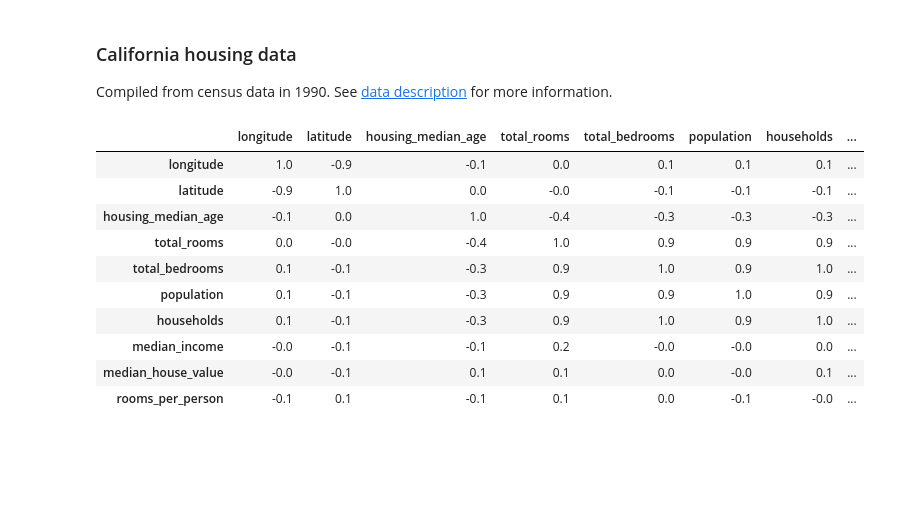
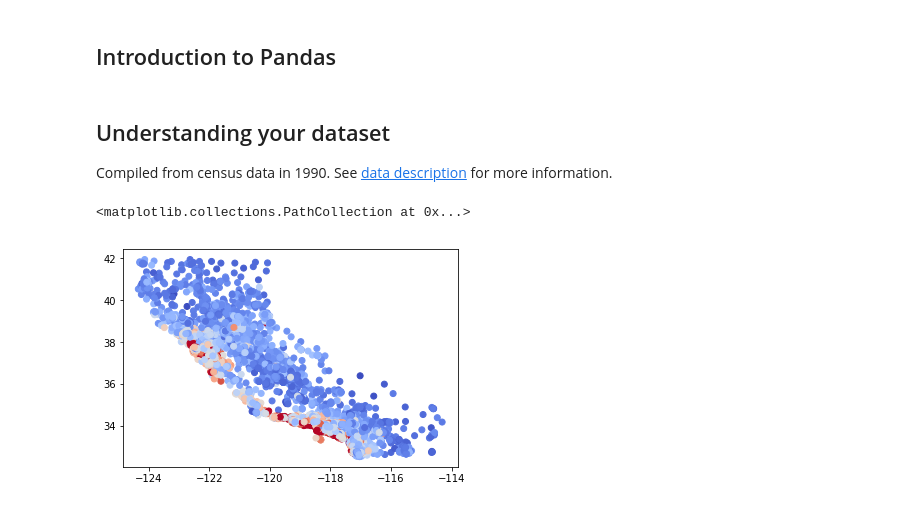
Before and after one commit to jbscoggi/teaching, a Jupyter notebook: Polytechnique/CSE204/Lab9_answers.ipynb, the cells around one changed output. Cells and saved outputs as stored; diff of their text form; code cells hidden in the pictures; blank space fills up the shorter version.

```diff
--- a/Polytechnique/CSE204/Lab9_answers.ipynb
+++ b/Polytechnique/CSE204/Lab9_answers.ipynb
@@ -0,0 +9,2 @@
+# %% [markdown]
+## Introduction to Pandas
@@ -1,41 +24,34 @@
 # %% [markdown]
-### California housing data
+## Understanding your dataset
 
 Compiled from census data in 1990.  See [data description](https://developers.google.com/machine-learning/crash-course/california-housing-data-description) for more information.
 # %%
-from __future__ import print_function
-import pandas as pd
-import numpy as np
-import matplotlib.pyplot as plt
-
-pd.options.display.max_rows = 10
-pd.options.display.float_format = '{:.1f}'.format
-
+# Get the housing data
 housing_data = pd.read_csv(
     "https://download.mlcc.google.com/mledu-datasets/california_housing_train.csv", sep=",")
 
 # Reindex and scale median house value
 housing_data = housing_data.reindex(
     np.random.permutation(housing_data.index))
-housing_data["median_house_value"] /= 1000.0
-#housing_data
-
-#housing_data.describe()
-
-#plt.plot(housing_data['median_income'], housing_data['median_house_value'], 'k.')
-
-# Adding synthetic data
-housing_data["rooms_per_person"] = housing_data["total_rooms"] / housing_data["population"]
-housing_data.corr()
-# %% [output]
-|  | longitude | latitude | housing_median_age | total_rooms | total_bedrooms | population | households | ... |
-| longitude | 1.0 | -0.9 | -0.1 | 0.0 | 0.1 | 0.1 | 0.1 | ... |
-| latitude | -0.9 | 1.0 | 0.0 | -0.0 | -0.1 | -0.1 | -0.1 | ... |
-| housing_median_age | -0.1 | 0.0 | 1.0 | -0.4 | -0.3 | -0.3 | -0.3 | ... |
-| total_rooms | 0.0 | -0.0 | -0.4 | 1.0 | 0.9 | 0.9 | 0.9 | ... |
-| total_bedrooms | 0.1 | -0.1 | -0.3 | 0.9 | 1.0 | 0.9 | 1.0 | ... |
-| population | 0.1 | -0.1 | -0.3 | 0.9 | 0.9 | 1.0 | 0.9 | ... |
-| households | 0.1 | -0.1 | -0.3 | 0.9 | 1.0 | 0.9 | 1.0 | ... |
-| median_income | -0.0 | -0.1 | -0.1 | 0.2 | -0.0 | -0.0 | 0.0 | ... |
-| median_house_value | -0.0 | -0.1 | 0.1 | 0.1 | 0.0 | -0.0 | 0.1 | ... |
-| rooms_per_person | -0.1 | 0.1 | -0.1 | 0.1 | 0.0 | -0.1 | -0.0 | ... |
+# %%
+# Get to know your dataset
+#housing_data.describe()
+
+#plt.plot(housing_data['median_income'], housing_data['median_house_value'], 'k.')
+
+# Adding synthetic data
+#housing_data["rooms_per_person"] = housing_data["total_rooms"] / housing_data["population"]
+#housing_data.corr()
+
+#housing_data
+#housing_data.describe()
+#plt.plot(housing_data['median_income'], housing_data['median_house_value'], 'k.')
+
+plt.scatter(
+    housing_data['longitude'], housing_data['latitude'],
+    cmap="coolwarm",
+    c=housing_data['median_house_value'] / housing_data['median_house_value'].max()
+)
+# %% [output]
+<matplotlib.collections.PathCollection at 0x...>
+[figure, added]
```
Also changed, not shown: parts of 9 cells of this notebook.
